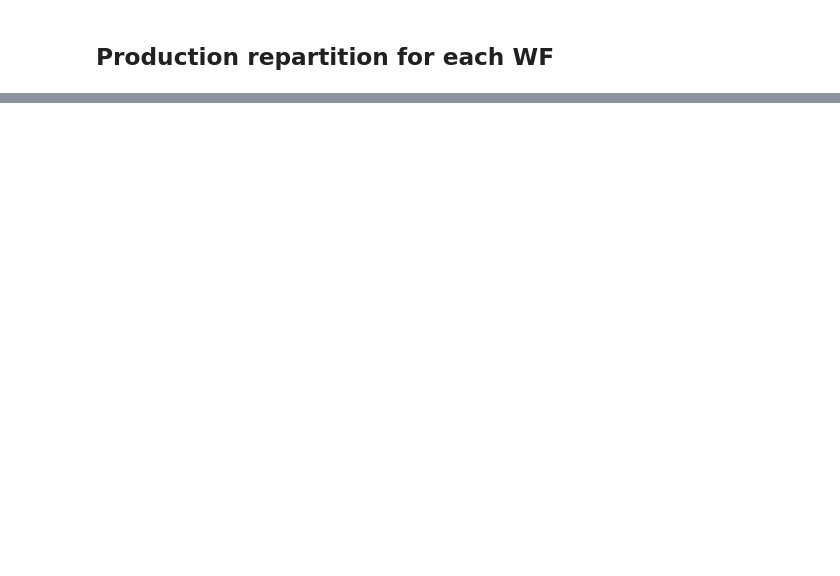
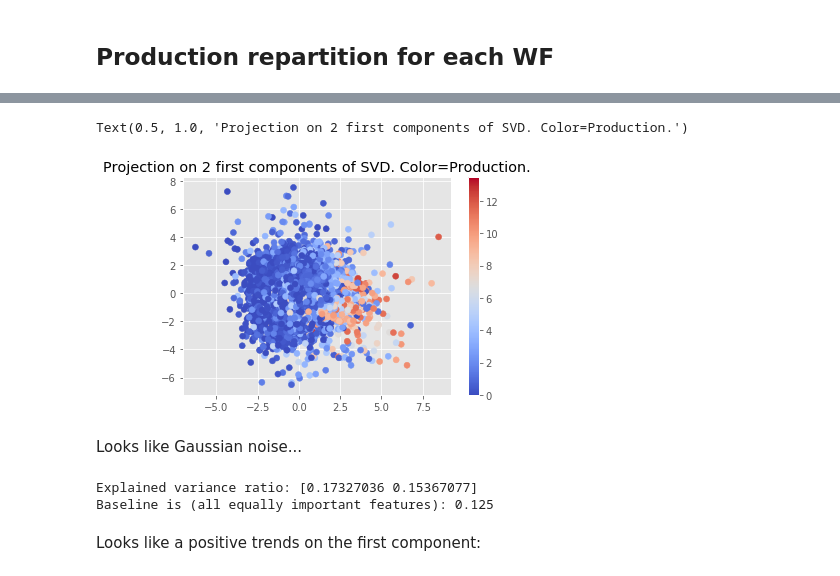
Before and after one commit to gaspardbb/astreos, a Jupyter notebook: plots.ipynb, the cells around one changed output, grey strips where cells are left out. Drawn from its saved outputs; the diff is of its cells as text; code cells hidden in the pictures; blank space fills up the shorter version.

```diff
--- a/plots.ipynb
+++ b/plots.ipynb
@@ -75,0 +51,10 @@ g.savefig('samples/production_repartition_for_WF.png')
+# %%
+X = flat_df.loc[:, [k for k in flat_df.columns if k not in ['WF', 'Production']]]
+X = X.fillna(method='bfill')
+X = X.fillna(method='ffill')
+X = (X - X.mean(0)) / X.std(0)
+
+# Dropping NaN values on the production
+Y = flat_df['Production']
+X = X[~Y.isna()]
+Y = Y[~Y.isna()]
@@ -75,0 +69,20 @@ g.savefig('samples/production_repartition_for_WF.png')
+# %%
+model = TruncatedSVD()
+X_reduced = model.fit_transform(X)
+# %%
+plt.scatter(X_reduced[:, 0], X_reduced[:, 1], c=Y, cmap='coolwarm')
+plt.colorbar()
+plt.title("Projection on 2 first components of SVD. Color=Production.")
+# %% [output]
+Text(0.5, 1.0, 'Projection on 2 first components of SVD. Color=Production.')
+[figure, added]
+# %% [markdown]
+Looks like Gaussian noise...
+# %%
+print(f"Explained variance ratio: {model.explained_variance_ratio_}\n"
+      f"Baseline is (all equally important features): {1/X.shape[1]:.3f}")
+# %% [output]
+Explained variance ratio: [0.17327036 0.15367077]
+Baseline is (all equally important features): 0.125
+# %% [markdown]
+Looks like a positive trends on the first component:
```
Also changed, not shown: parts of 22 cells of this notebook, 2 other files.
